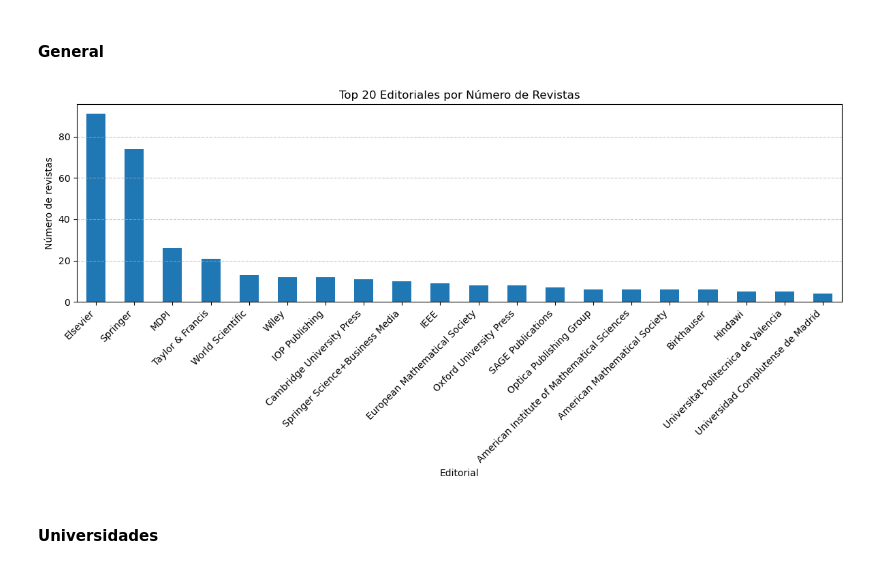
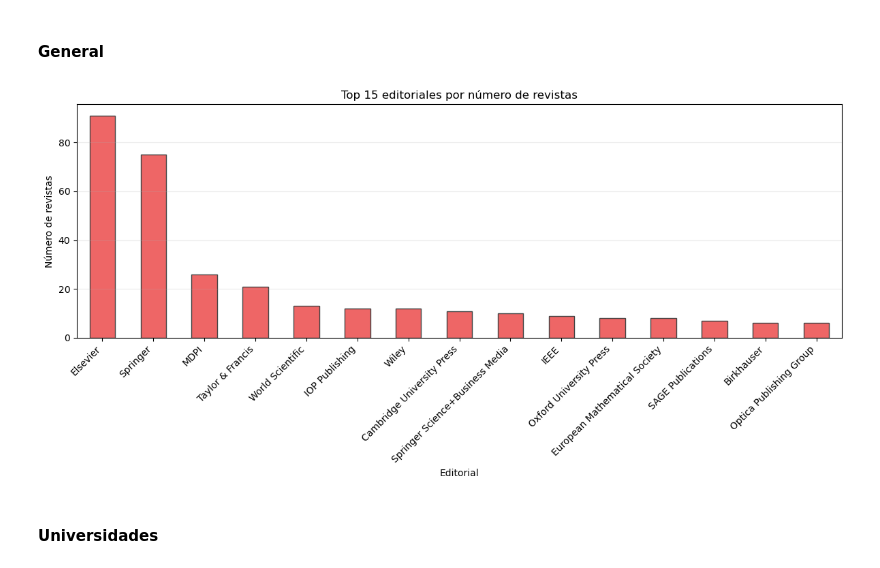
Before and after one commit to jarm32/tfg-gcd, a Jupyter notebook: Used-code/20250631 Análisis exploratorio.ipynb, the cells around one changed output. Cells and saved outputs as stored; diff of their text form; code cells hidden in the pictures.

```diff
--- a/Used-code/20250631 Análisis exploratorio.ipynb
+++ b/Used-code/20250631 Análisis exploratorio.ipynb
@@ -9,22 +9,43 @@ import os
 # %% [markdown]
 #### General
 # %%
-df_revistas = pd.read_csv("Revistas.csv", encoding="latin1", sep=";", engine='python')
+df_revistas = pd.read_csv(
+    "C:/Code/tfg-gcd/Used-code/Revistas.csv",
+    encoding="latin1",
+    sep=";",
+    header=None,
+)
+
 df_revistas_1 = df_revistas.iloc[:, 0].str.split(",", expand=True)
-df_revistas_1.columns = ["Revista", "Identificador", "Editorial", "Extra"]
+df_revistas_1 = df_revistas_1.iloc[:, :3]
+df_revistas_1.columns = ["Revista", "Identificador", "Editorial"]
+
+df_revistas_1["Editorial"] = (
+    df_revistas_1["Editorial"]
+    .str.strip()
+    .str.strip('"')
+    .str.strip("'")
+)
+
 conteo_editoriales = df_revistas_1["Editorial"].value_counts()
 
 plt.figure(figsize=(12, 6))
-conteo_editoriales.head(20).plot(kind='bar')
-plt.title("Top 20 Editoriales por Número de Revistas")
+conteo_editoriales.head(15).plot(
+    kind="bar",
+    color="#EE6666",
+    edgecolor="#444444",
+    linewidth=1
+)
+plt.title("Top 15 editoriales por número de revistas")
 plt.xlabel("Editorial")
 plt.ylabel("Número de revistas")
-plt.xticks(rotation=45, ha='right')
+plt.xticks(rotation=45, ha="right")
 plt.tight_layout()
-plt.grid(axis='y', linestyle='--', alpha=0.7)
+plt.grid(axis="y", alpha=0.25)
+plt.savefig("eda_top_editoriales.png", dpi=300, bbox_inches="tight")
 plt.show()
 # %% [output]
-[figure, old version]
+[figure, new version]
 # %% [markdown]
 #### Universidades
 # %%
```
Also changed, not shown: parts of 5 cells of this notebook, 14 other files.
